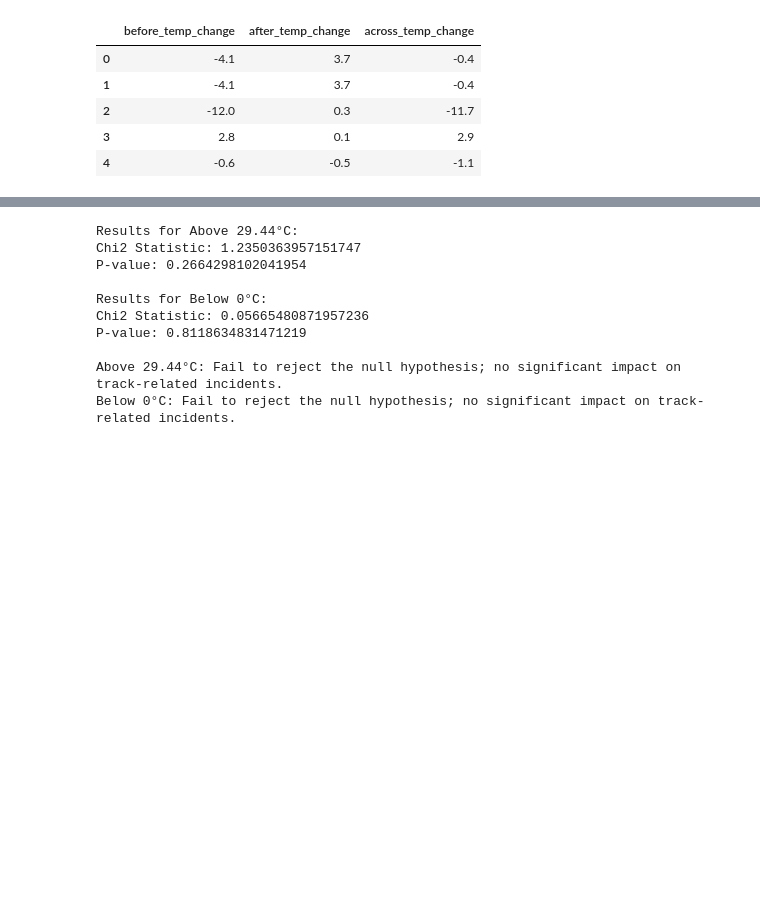
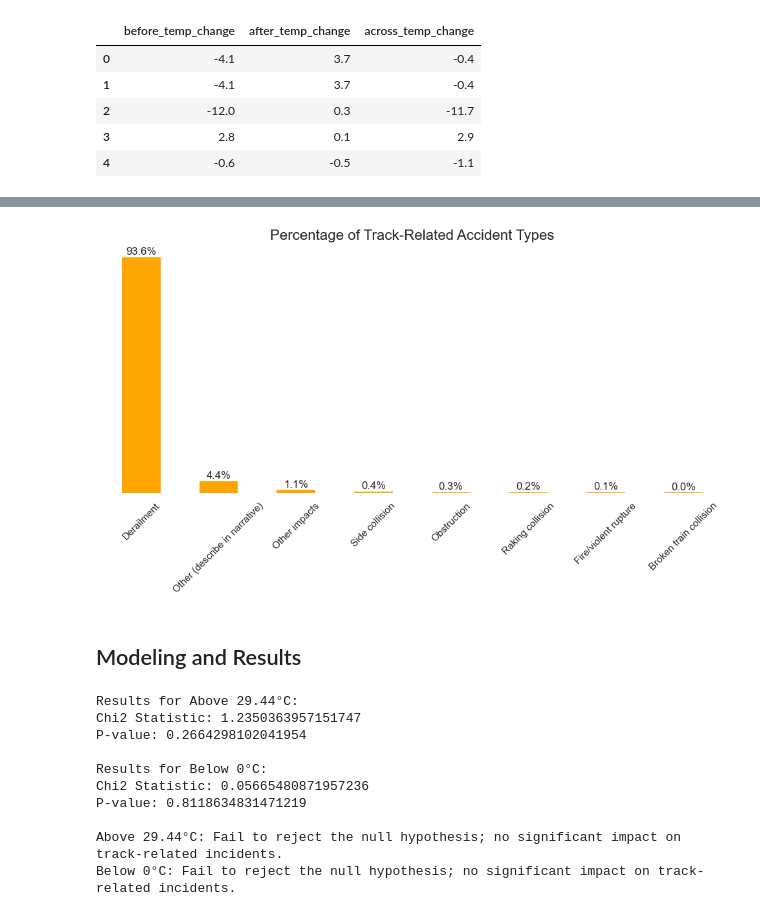
Before and after one commit to NRSchaaf/Railroad_Accidents, a Jupyter notebook: weathering_the_rails_analysis.ipynb, the cells around one changed output, grey strips where cells are left out. Cells and saved outputs as stored; diff of their text form; code cells hidden in the pictures; blank space fills up the shorter version.

```diff
--- a/weathering_the_rails_analysis.ipynb
+++ b/weathering_the_rails_analysis.ipynb
@@ -392,3 +346,42 @@ plt.show()
+# %%
+# How many track failures result in a derailment?
+
+# Filter the accident data to only include track-related incidents
+filtered_data = accident_data_temps[accident_data_temps['primaryaccidentcausecode'].isin(primary_accident_cause_codes)]
+
+# Calculate the percentage of each 'accident_type'
+accident_type_counts = filtered_data['accidenttype'].value_counts(normalize=True) * 100
+
+# Create a column plot to show the percentage of each 'accident_type'
+plt.figure(figsize=(10,6))
+ax = accident_type_counts.plot(kind='bar', color='orange', edgecolor='none')  # Hide outline of bars
+plt.title('Percentage of Track-Related Accident Types', fontsize=16)
+plt.xlabel('', fontsize=12)
+plt.ylabel('')  # Remove Y-axis label
+plt.xticks(rotation=45)
+
+# Add the percentage value on top of each column
+for i, v in enumerate(accident_type_counts):
+    ax.text(i, v + 1, f'{v:.1f}%', ha='center', fontsize=12)
+
+# Remove the Y-axis
+ax.yaxis.set_visible(False)
+
+# Hide vertical gridlines
+ax.grid(axis='y', linestyle='-', alpha=0.3)  # Horizontal gridlines are still visible
+ax.grid(axis='x', visible=False)  # Hide vertical gridlines
+
+# Remove the plot border by hiding spines
+for spine in ax.spines.values():
+    spine.set_visible(False)
+
+# Adjust layout and show the plot
+plt.tight_layout()
+plt.show()
+# %% [output]
+[figure, added]
+# %% [markdown]
+## Modeling and Results
 # %%
 # Null Hypothesis: Extreme temperature does not have an impact on track incidents.
 
```
Also changed, not shown: parts of 20 cells of this notebook, 1 other file.
